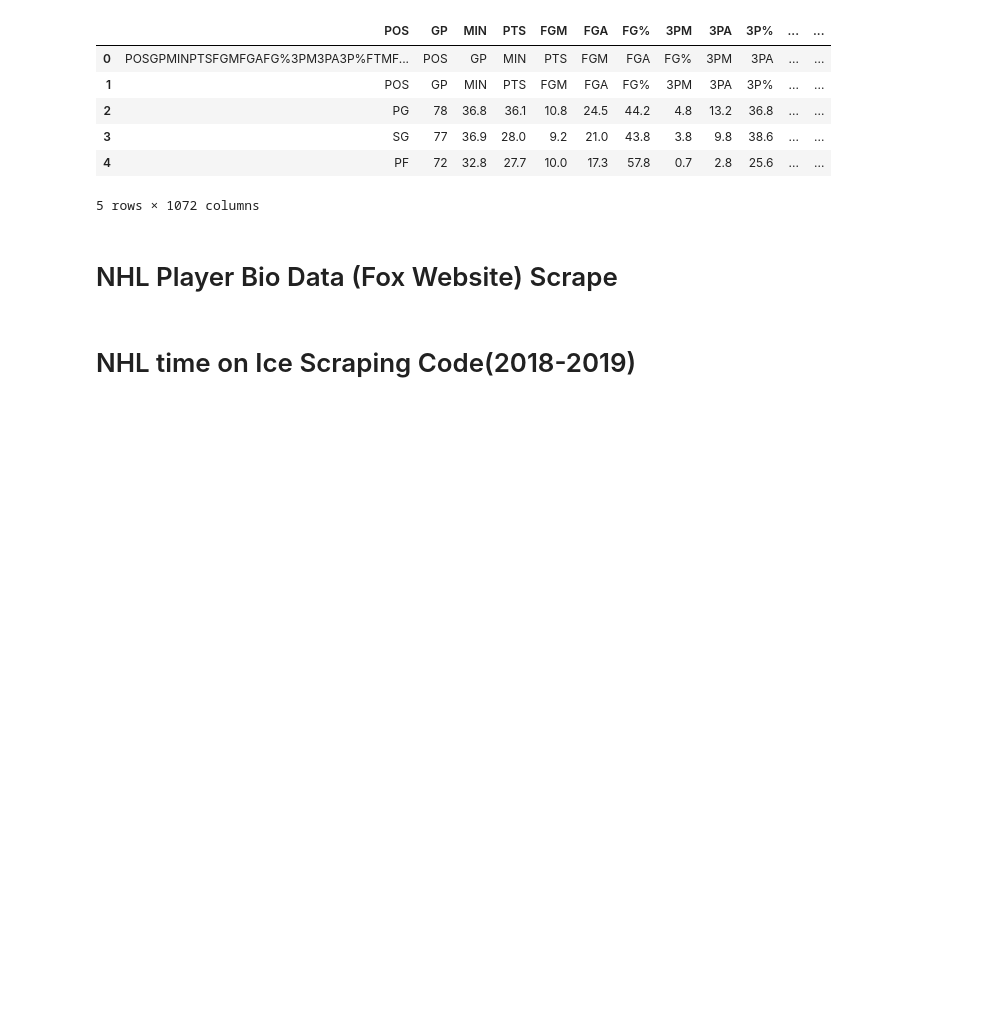
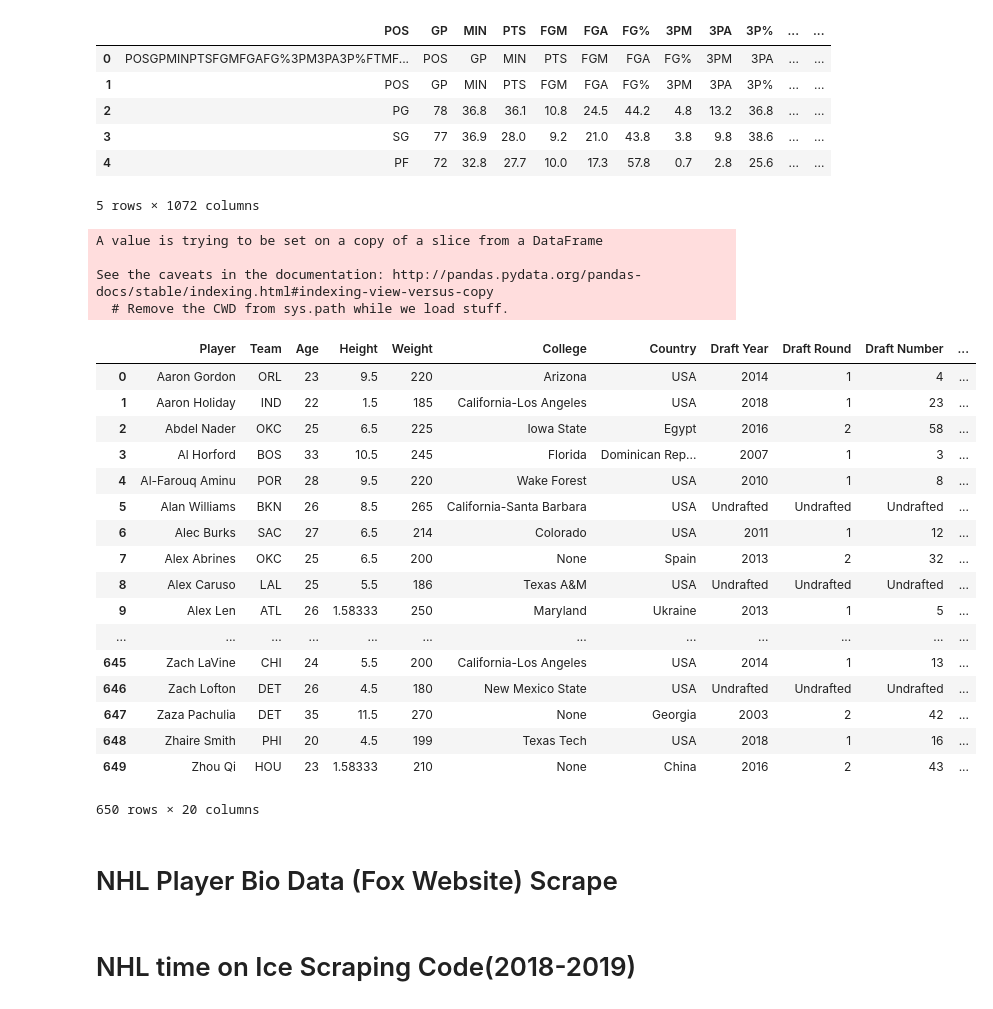
Before and after one commit to rmishra1990/Drunk-on-Data, a Jupyter notebook: Yann/Injury Scrape.ipynb, the cells around one changed output. Cells and saved outputs as stored; diff of their text form; code cells hidden in the pictures; blank space fills up the shorter version.

Commit message:
changed the datatype of height column in NBA_Bio csv

```diff
--- a/Yann/Injury Scrape.ipynb
+++ b/Yann/Injury Scrape.ipynb
@@ -127,6 +129,43 @@ for x in range(1, 15):
         data_df = data_df.append(add_data_df, ignore_index=True)
     except:
         pass
+# %%
+heights = list(data_df['Height'])
+for i in range(len(heights)):
+    height_split = heights[i].split('-')
+
+    feet = int(height_split[0])
+    inches = int(height_split[1])
+
+    total_height = (feet / 12 ) + inches
+
+    data_df['Height'][i] = total_height
+# %% [output]
+A value is trying to be set on a copy of a slice from a DataFrame
+
+See the caveats in the documentation: http://pandas.pydata.org/pandas-docs/stable/indexing.html#indexing-view-versus-copy
+  # Remove the CWD from sys.path while we load stuff.
+# %%
+data_df
+# %% [output]
+|  | Player | Team | Age | Height | Weight | College | Country | Draft Year | Draft Round | Draft Number | ... |
+| 0 | Aaron Gordon | ORL | 23 | 9.5 | 220 | Arizona | USA | 2014 | 1 | 4 | ... |
+| 1 | Aaron Holiday | IND | 22 | 1.5 | 185 | California-Los Angeles | USA | 2018 | 1 | 23 | ... |
+| 2 | Abdel Nader | OKC | 25 | 6.5 | 225 | Iowa State | Egypt | 2016 | 2 | 58 | ... |
+| 3 | Al Horford | BOS | 33 | 10.5 | 245 | Florida | Dominican Rep... | 2007 | 1 | 3 | ... |
+| 4 | Al-Farouq Aminu | POR | 28 | 9.5 | 220 | Wake Forest | USA | 2010 | 1 | 8 | ... |
+| 5 | Alan Williams | BKN | 26 | 8.5 | 265 | California-Santa Barbara | USA | Undrafted | Undrafted | Undrafted | ... |
+| 6 | Alec Burks | SAC | 27 | 6.5 | 214 | Colorado | USA | 2011 | 1 | 12 | ... |
+| 7 | Alex Abrines | OKC | 25 | 6.5 | 200 | None | Spain | 2013 | 2 | 32 | ... |
+| 8 | Alex Caruso | LAL | 25 | 5.5 | 186 | Texas A&M | USA | Undrafted | Undrafted | Undrafted | ... |
+| 9 | Alex Len | ATL | 26 | 1.58333 | 250 | Maryland | Ukraine | 2013 | 1 | 5 | ... |
+| ... | ... | ... | ... | ... | ... | ... | ... | ... | ... | ... | ... |
+| 645 | Zach LaVine | CHI | 24 | 5.5 | 200 | California-Los Angeles | USA | 2014 | 1 | 13 | ... |
+| 646 | Zach Lofton | DET | 26 | 4.5 | 180 | New Mexico State | USA | Undrafted | Undrafted | Undrafted | ... |
+| 647 | Zaza Pachulia | DET | 35 | 11.5 | 270 | None | Georgia | 2003 | 2 | 42 | ... |
+| 648 | Zhaire Smith | PHI | 20 | 4.5 | 199 | Texas Tech | USA | 2018 | 1 | 16 | ... |
+| 649 | Zhou Qi | HOU | 23 | 1.58333 | 210 | None | China | 2016 | 2 | 43 | ... |
+650 rows × 20 columns
 # %%
 data_df.to_csv('../DataFrames/NBA_Bio.csv')
 # %% [markdown]
```
Also changed, not shown: parts of 1 cell of this notebook, 5 other files.
